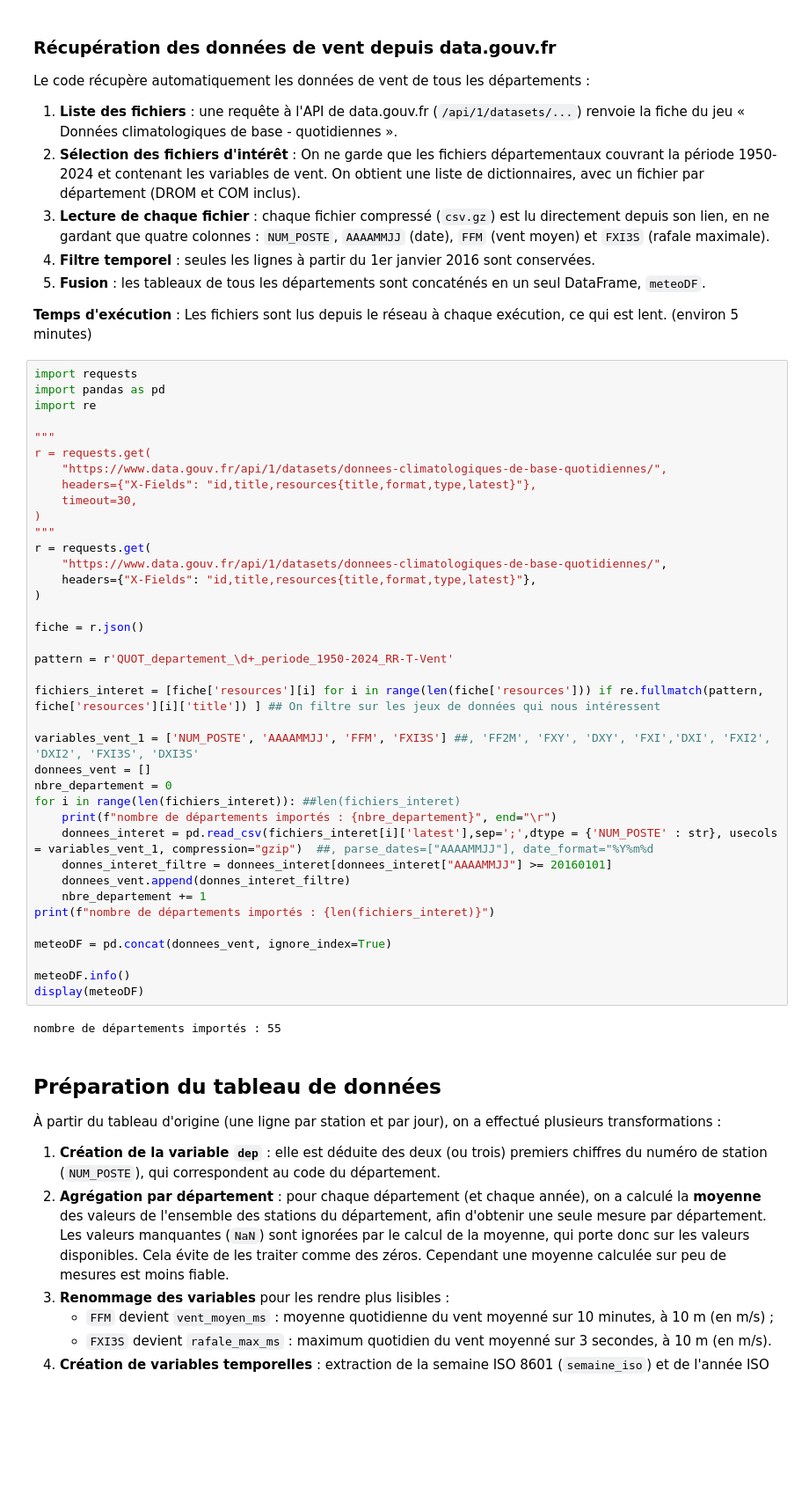
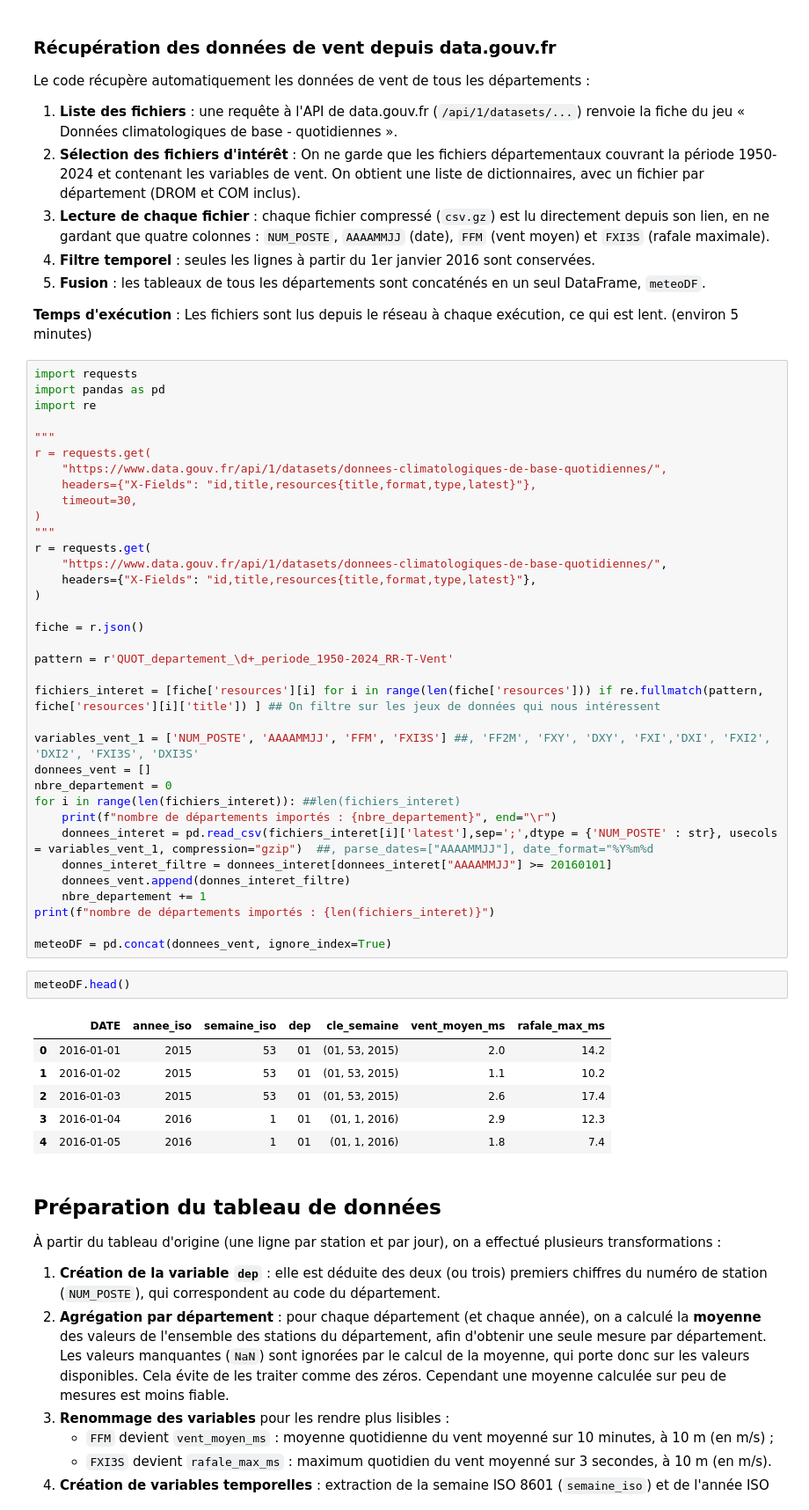
Before and after one commit to jadevalade2/projet_python_datascience_2AS1, a Jupyter notebook: rapport.ipynb, the cells around one changed output. Shown at 88% size. Saved outputs shown, nothing was run; the diff lists cells and outputs as text; blank space fills up the shorter version.

```diff
--- a/rapport.ipynb
+++ b/rapport.ipynb
@@ -61,11 +61,15 @@ for i in range(len(fichiers_interet)): ##len(fichiers_interet)
 print(f"nombre de départements importés : {len(fichiers_interet)}")
 
 meteoDF = pd.concat(donnees_vent, ignore_index=True)
-
-meteoDF.info()
-display(meteoDF)
-# %% [output]
-nombre de départements importés : 55
+# %%
+meteoDF.head()
+# %% [output]
+|  | DATE | annee_iso | semaine_iso | dep | cle_semaine | vent_moyen_ms | rafale_max_ms |
+| 0 | 2016-01-01 | 2015 | 53 | 01 | (01, 53, 2015) | 2.0 | 14.2 |
+| 1 | 2016-01-02 | 2015 | 53 | 01 | (01, 53, 2015) | 1.1 | 10.2 |
+| 2 | 2016-01-03 | 2015 | 53 | 01 | (01, 53, 2015) | 2.6 | 17.4 |
+| 3 | 2016-01-04 | 2016 | 1 | 01 | (01, 1, 2016) | 2.9 | 12.3 |
+| 4 | 2016-01-05 | 2016 | 1 | 01 | (01, 1, 2016) | 1.8 | 7.4 |
 # %% [markdown]
 ## Préparation du tableau de données
 
```
Also changed, not shown: parts of 10 cells of this notebook, 1 other file.
